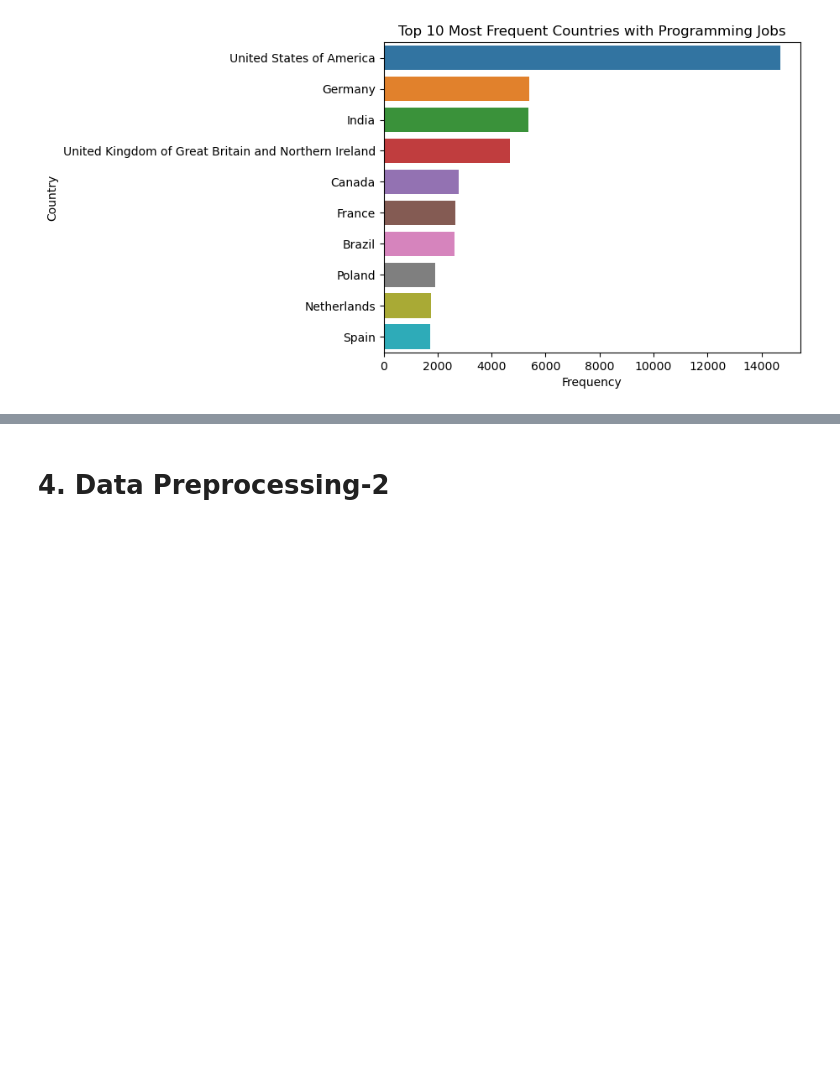
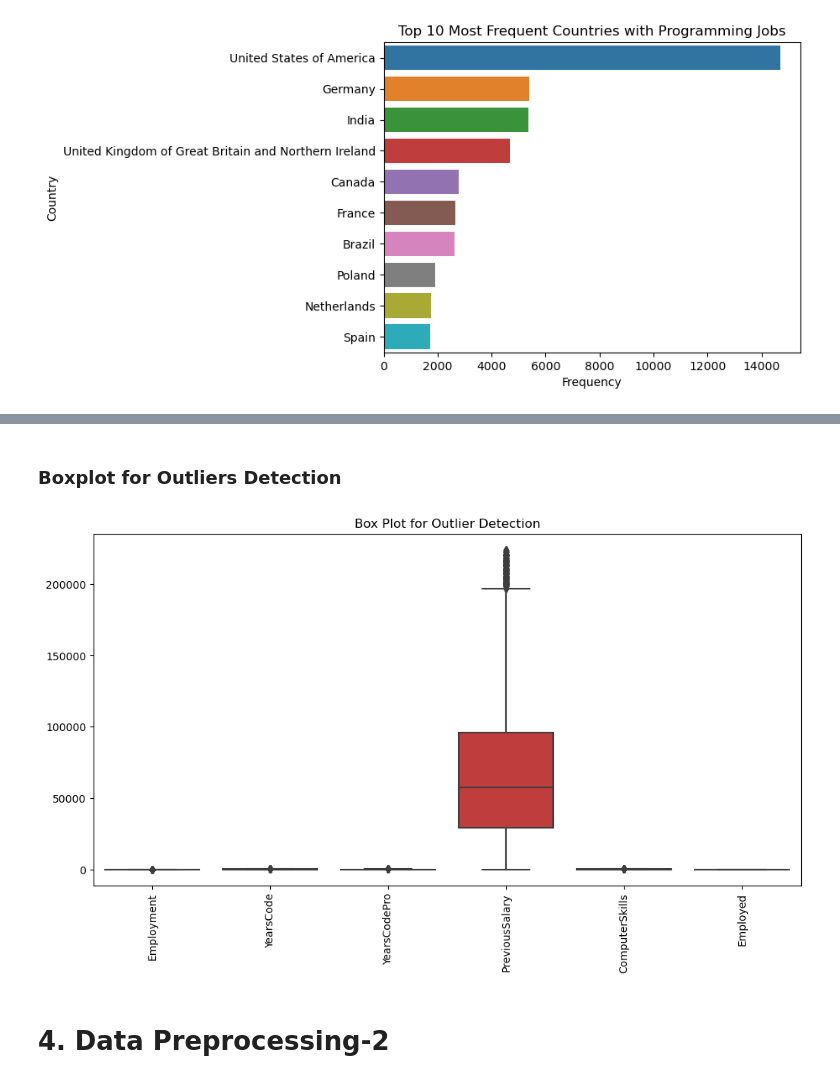
Before and after one commit to fitrijamsari/Data-Science-Projects, a Jupyter notebook: 06_Programming Job Application Prediction/job-application-prediction.ipynb, the cells around one changed output, grey strips where cells are left out. Cells and saved outputs as stored; diff of their text form; code cells hidden in the pictures; blank space fills up the shorter version.

```diff
--- a/06_Programming Job Application Prediction/job-application-prediction.ipynb
+++ b/06_Programming Job Application Prediction/job-application-prediction.ipynb
@@ -323,3 +341,15 @@ TODO: Explore if any outliers
+# %% [markdown]
+### Boxplot for Outliers Detection
+# %%
+plt.figure(figsize=(12, 6))
+box_plot = sns.boxplot(data=df)
+plt.title('Box Plot for Outlier Detection')
+
+# Rotate x-axis labels vertically
+box_plot.set_xticklabels(box_plot.get_xticklabels(), rotation=90)
+plt.show()
+# %% [output]
+[figure, added]
 # %% [markdown]
 # 4. Data Preprocessing-2
 # %%
```
Also changed, not shown: parts of 24 cells of this notebook, 1 other file.
